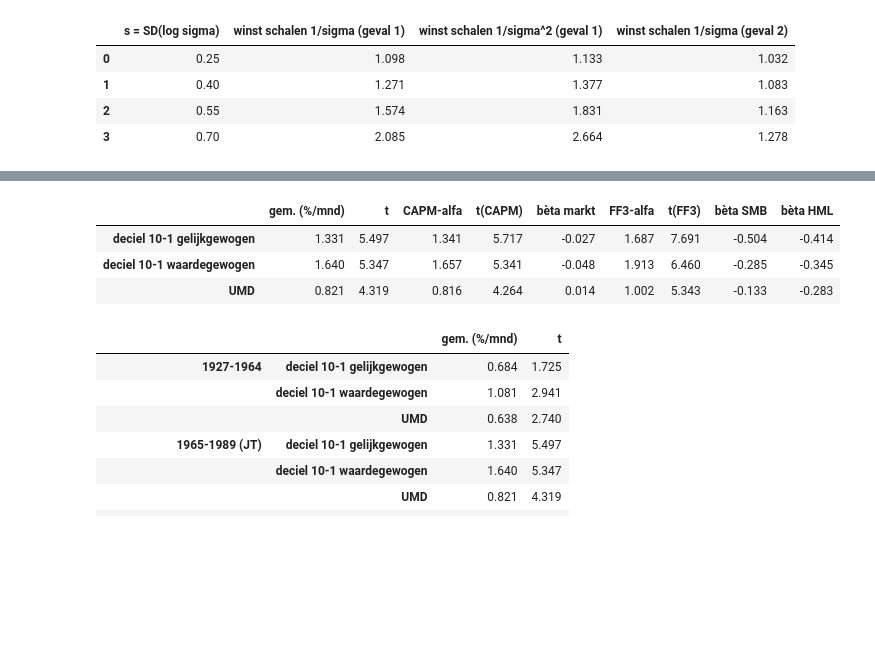
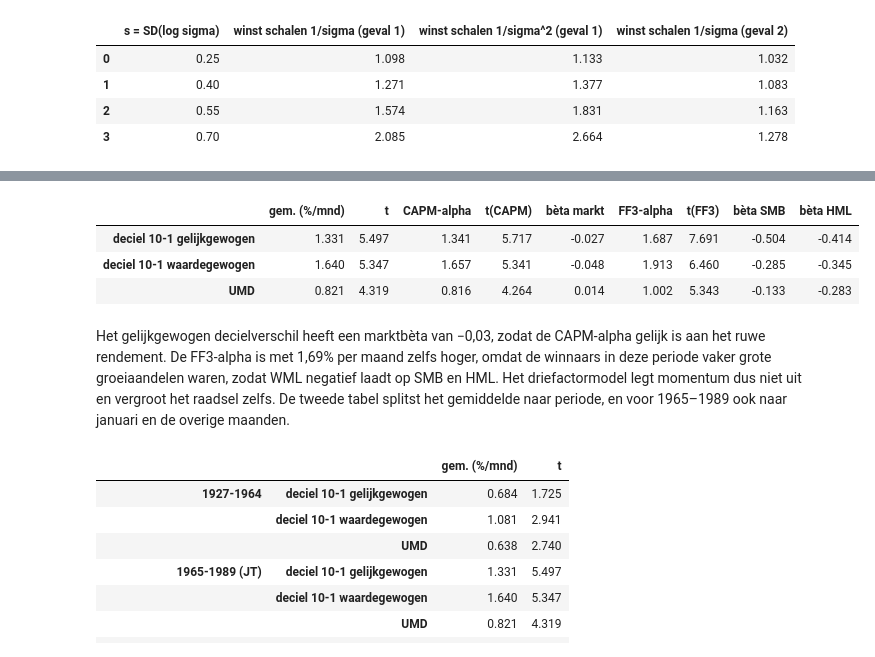
Before and after one commit to MaartenN14/history-asset-pricing, a Jupyter notebook: lectures/04_19_momentum.ipynb, the cells around one changed output, grey strips where cells are left out. Saved outputs shown, nothing was run; the diff lists cells and outputs as text; code cells hidden in the pictures; blank space fills up the shorter version.

```diff
--- a/lectures/04_19_momentum.ipynb
+++ b/lectures/04_19_momentum.ipynb
@@ -542,7 +627,7 @@ N_STOCKS, T_MONTHS, BURN, HORIZON, N_LEG, N_SAMPLES = 500, 300, 60, 60, 50, 100
 
 
 def simulate_panel(sd_mu=0.0, under=0.0, over=0.0, sd_news=0.08, sd_noise=0.06):
-    """T x N monthly returns: delayed response to news, noise, a market factor, dispersion in means."""
+    """T x N maandrendementen: vertraagde reactie op nieuws, ruis, een marktfactor, spreiding in gemiddelden."""
     n_t = BURN + 12 + T_MONTHS + HORIZON
     response = np.zeros(49)
     response[0] = 1.0 - under
@@ -557,12 +642,13 @@ def simulate_panel(sd_mu=0.0, under=0.0, over=0.0, sd_news=0.08, sd_noise=0.06):
 
 
 def wml_event_returns(R):
-    """Average WML return in event months 1..HORIZON, 12-1 signal, top and bottom N_LEG stocks."""
+    """Gemiddeld WML-rendement in maand 1..HORIZON na vorming, 12-1-signaal, bovenste en onderste N_LEG aandelen."""
     csum = np.vstack([np.zeros(R.shape[1]), np.cumsum(R, axis=0)])
-    taus = np.arange(11, len(R) - HORIZON)
-    ranks = (csum[taus] - csum[taus - 11]).argsort(axis=1).argsort(axis=1)
-    W = ((ranks >= R.shape[1] - N_LEG).astype(float) - (ranks < N_LEG)) / N_LEG
-    return np.array([np.einsum("ij,ij->", W, R[taus + k]) / len(taus) for k in range(1, HORIZON + 1)])
+    taus = np.arange(11, len(R) - HORIZON)                 # vormingsmaanden
+    signal_12_1 = csum[taus] - csum[taus - 11]              # som over de 11 maanden vóór tau
+    ranks = stats.rankdata(signal_12_1, axis=1)             # 1 = laagste signaal
+    weights = ((ranks > R.shape[1] - N_LEG).astype(float) - (ranks <= N_LEG)) / N_LEG
+    return np.array([(weights * R[taus + k]).sum() / len(taus) for k in range(1, HORIZON + 1)])
 
 
 worlds = {"spreiding": dict(sd_mu=0.010), "onderreactie": dict(under=0.30),
@@ -676,20 +724,0 @@ pd.DataFrame(
-# %%
-fig, axes = plt.subplots(1, 2, figsize=(11, 4.3))
-bins = np.linspace(0.1, 1.0, 40)
-a, b = sr["constant mu"]
-axes[0].hist(a, bins=bins, alpha=0.6, label="ongeschaald")
-axes[0].hist(b, bins=bins, alpha=0.6, label="geschaald naar 12%")
-axes[0].set_title("(a) Sharpe-ratio over 85 jaar, constant mu")
-axes[0].set_xlabel("Geschatte Sharpe-ratio (per jaar)")
-axes[0].set_ylabel("Aantal steekproeven")
-axes[0].legend()
-bins = np.linspace(-0.25, 0.45, 40)
-for i, (name, (a, b)) in enumerate(sr.items()):
-    axes[1].hist(b - a, bins=bins, alpha=0.55, color=hap.plotting.COLORS[i], label=name)
-axes[1].axvline(0, color="black", lw=0.8)
-axes[1].set_title("(b) Winst van schalen in Sharpe-ratio")
-axes[1].set_xlabel("SR geschaald min SR ongeschaald")
-axes[1].set_ylabel("Aantal steekproeven")
-axes[1].legend()
-fig.tight_layout()
-plt.show()
@@ -781,30 +778,38 @@ dan zit er een fout in de code.
 # %%
 def nw_alpha(y, factors=None, lags=6):
-    """Intercept (in % per month), Newey-West t-value and slopes of y on factors."""
+    """Intercept (in % per maand), Newey-West t-waarde en hellingen van y op de factoren."""
     X = pd.DataFrame(index=y.index) if factors is None else factors
     fit = hap.stats.newey_west(y, X, lags=lags)
     return 100 * fit.params.iloc[0], fit.tvalues.iloc[0], fit.params.iloc[1:]
 
 
 def jt_row(y, start, end):
-    """Mean, CAPM and FF3 alphas with NW t-values over [start, end]."""
+    """Gemiddelde, CAPM- en FF3-alpha met Newey-West t-waarden over [start, end]."""
     y = y.loc[start:end]
     X = ff3.loc[start:end]
     mean, t_mean, _ = nw_alpha(y)
     a_capm, t_capm, b_capm = nw_alpha(y, X[["Mkt-RF"]])
     a_ff3, t_ff3, b_ff3 = nw_alpha(y, X[["Mkt-RF", "SMB", "HML"]])
-    return {"gem. (%/mnd)": mean, "t": t_mean, "CAPM-alfa": a_capm, "t(CAPM)": t_capm,
-            "bèta markt": b_capm["Mkt-RF"], "FF3-alfa": a_ff3, "t(FF3)": t_ff3,
+    return {"gem. (%/mnd)": mean, "t": t_mean, "CAPM-alpha": a_capm, "t(CAPM)": t_capm,
+            "bèta markt": b_capm["Mkt-RF"], "FF3-alpha": a_ff3, "t(FF3)": t_ff3,
             "bèta SMB": b_ff3["SMB"], "bèta HML": b_ff3["HML"]}
 
 
 series = {"deciel 10-1 gelijkgewogen": wml_ew, "deciel 10-1 waardegewogen": wml_vw, "UMD": umd}
 pd.DataFrame({name: jt_row(y, "1965-01", "1989-12") for name, y in series.items()}).T.round(3)
 # %% [output]
-|  | gem. (%/mnd) | t | CAPM-alfa | t(CAPM) | bèta markt | FF3-alfa | t(FF3) | bèta SMB | bèta HML |
+|  | gem. (%/mnd) | t | CAPM-alpha | t(CAPM) | bèta markt | FF3-alpha | t(FF3) | bèta SMB | bèta HML |
 | deciel 10-1 gelijkgewogen | 1.331 | 5.497 | 1.341 | 5.717 | -0.027 | 1.687 | 7.691 | -0.504 | -0.414 |
 | deciel 10-1 waardegewogen | 1.640 | 5.347 | 1.657 | 5.341 | -0.048 | 1.913 | 6.460 | -0.285 | -0.345 |
 | UMD | 0.821 | 4.319 | 0.816 | 4.264 | 0.014 | 1.002 | 5.343 | -0.133 | -0.283 |
+# %% [markdown]
+Het gelijkgewogen decielverschil heeft een marktbèta van −0,03, zodat de CAPM-alpha gelijk
+is aan het ruwe rendement. De FF3-alpha is met 1,69% per maand zelfs
+hoger, omdat de winnaars in deze periode vaker grote groeiaandelen waren, zodat WML
+negatief laadt op SMB en HML.
+Het driefactormodel legt momentum dus niet uit en vergroot het raadsel zelfs. De
+tweede tabel splitst het gemiddelde naar periode, en voor 1965–1989 ook naar januari en de
+overige maanden.
 # %%
 periods = {"1927-1964": ("1927-01", "1964-12"), "1965-1989 (JT)": ("1965-01", "1989-12"),
            "1990-1998 (JT 2001)": ("1990-01", "1998-12"), "1999-2026": ("1999-01", "2026-12")}
```
Also changed, not shown: parts of 31 cells of this notebook, 5 other files.
